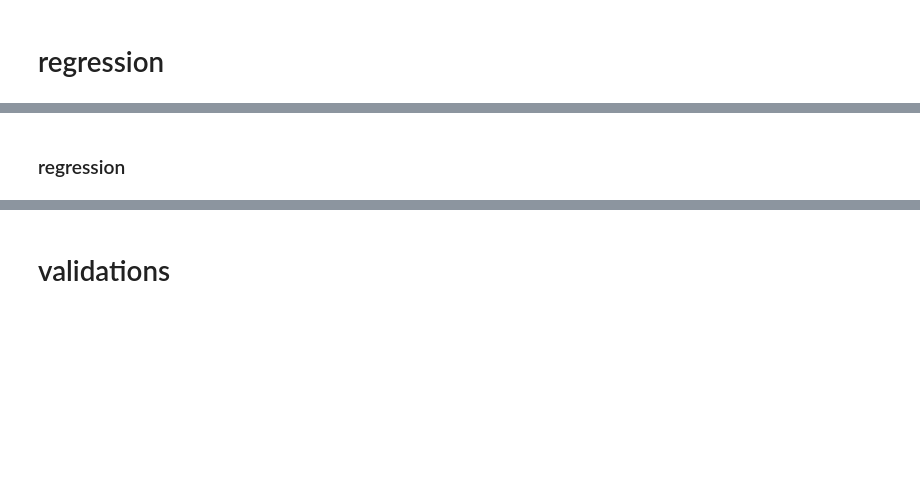
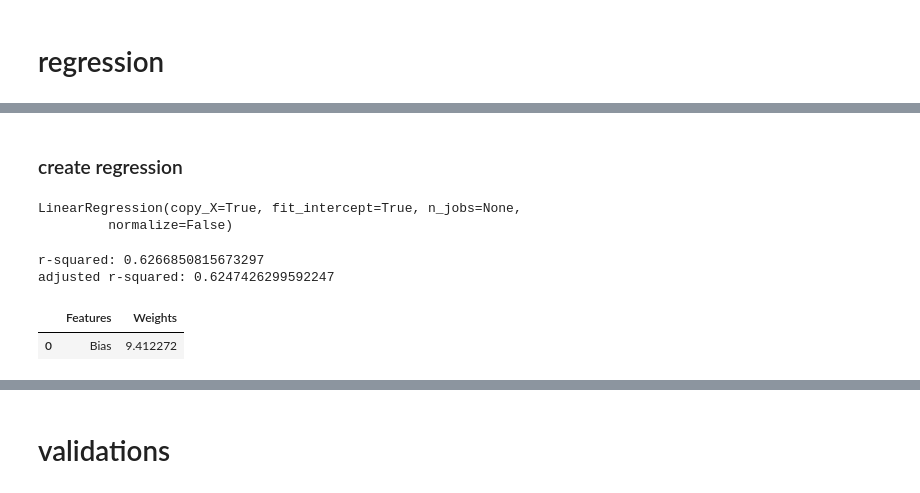
Before and after one commit to tansudasli/analytics-sandbox, a Jupyter notebook: car_sales_lineer_regression.ipynb, the cells around one changed output, grey strips where cells are left out. Cells and saved outputs as stored; diff of their text form; code cells hidden in the pictures; blank space fills up the shorter version.

```diff
--- a/car_sales_lineer_regression.ipynb
+++ b/car_sales_lineer_regression.ipynb
@@ -414,2 +456,23 @@ vif
 # %% [markdown]
-### regression
+### create regression
+# %%
+reg = LinearRegression()
+
+reg.fit(x_train, y_train)
+# %% [output]
+LinearRegression(copy_X=True, fit_intercept=True, n_jobs=None,
+         normalize=False)
+# %%
+print('r-squared:', reg.score(x_train, y_train),
+      '\nadjusted r-squared:', 1- (1-reg.score(x_train, y_train)) * (x_train.shape[0]-1) / (x_train.shape[0]-x_train.shape[1]-1))
+# %% [output]
+r-squared: 0.6266850815673297
+adjusted r-squared: 0.6247426299592247
+# %%
+x = pd.DataFrame(data=[['Bias', reg.intercept_]],
+                 columns=['Features', 'Weights'])
+
+x
+# %% [output]
+|  | Features | Weights |
+| 0 | Bias | 9.412272 |
```
Also changed, not shown: parts of 16 cells of this notebook.
